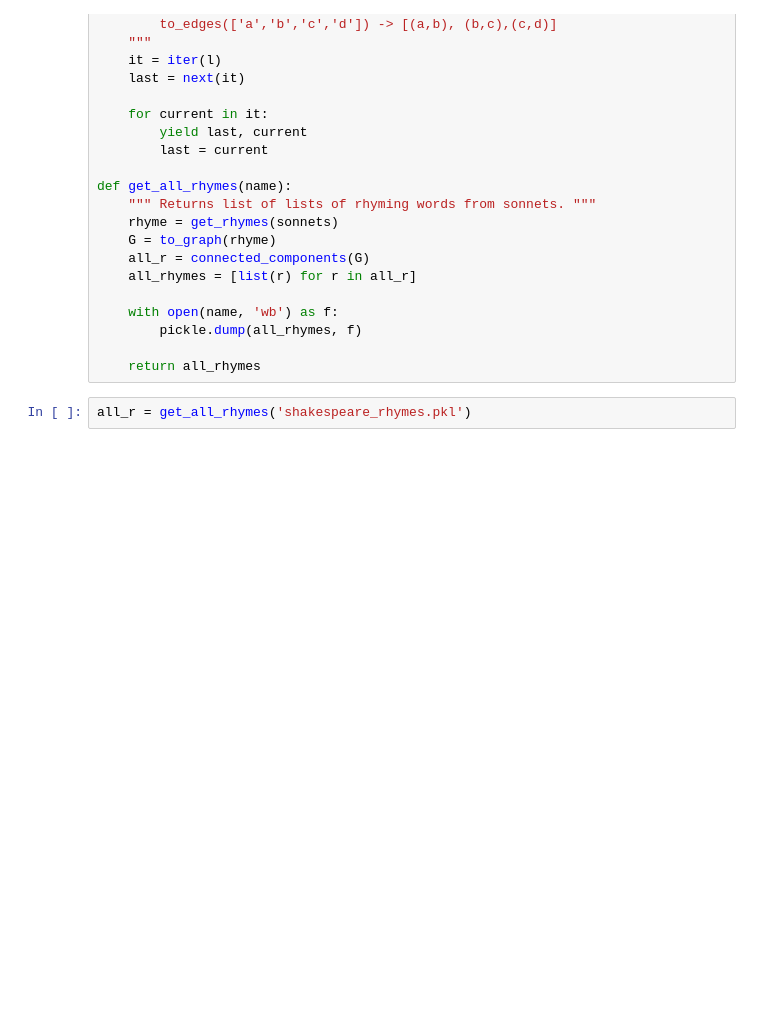
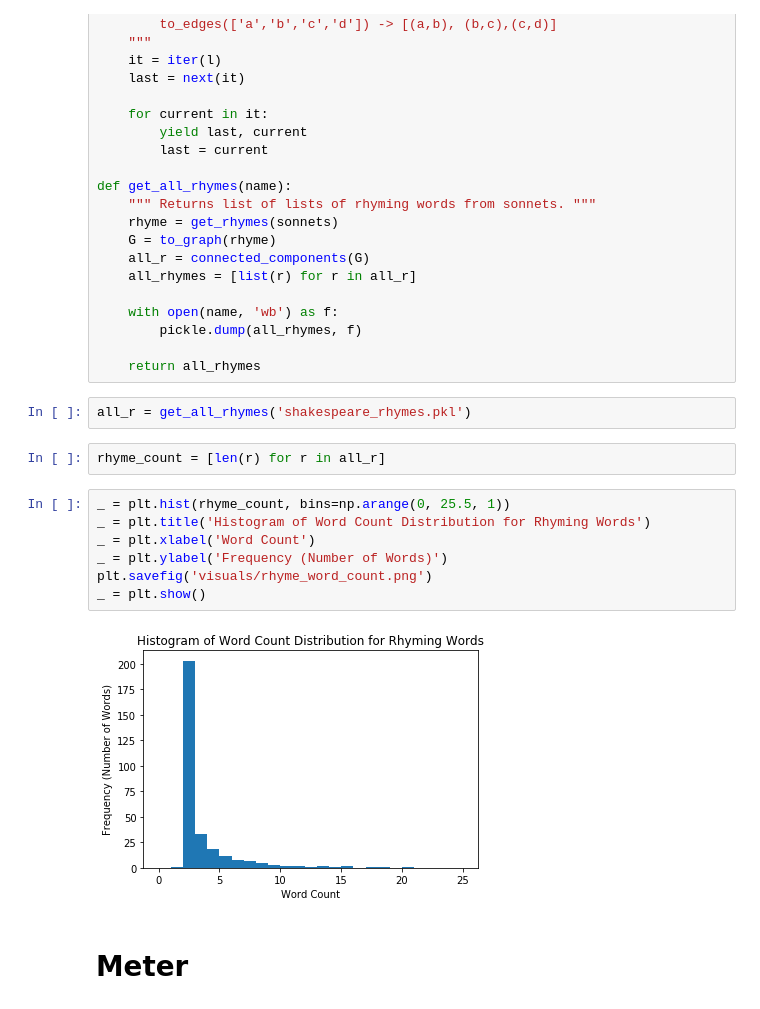
Before and after one commit to alycialee/CS155Project3, a Jupyter notebook: preprocessing.ipynb, the cells around one changed output. Cells and saved outputs as stored; diff of their text form; blank space fills up the shorter version.

Commit message:
include meter

```diff
--- a/preprocessing.ipynb
+++ b/preprocessing.ipynb
@@ -169,3 +198,16 @@ def get_all_rhymes(name):
     return all_rhymes
 # %%
 all_r = get_all_rhymes('shakespeare_rhymes.pkl')
+# %%
+rhyme_count = [len(r) for r in all_r]
+# %%
+_ = plt.hist(rhyme_count, bins=np.arange(0, 25.5, 1))
+_ = plt.title('Histogram of Word Count Distribution for Rhyming Words')
+_ = plt.xlabel('Word Count')
+_ = plt.ylabel('Frequency (Number of Words)')
+plt.savefig('visuals/rhyme_word_count.png')
+_ = plt.show()
+# %% [output]
+[figure, added]
+# %% [markdown]
+# Meter
```
Also changed, not shown: parts of 7 cells of this notebook, 1 other file.
